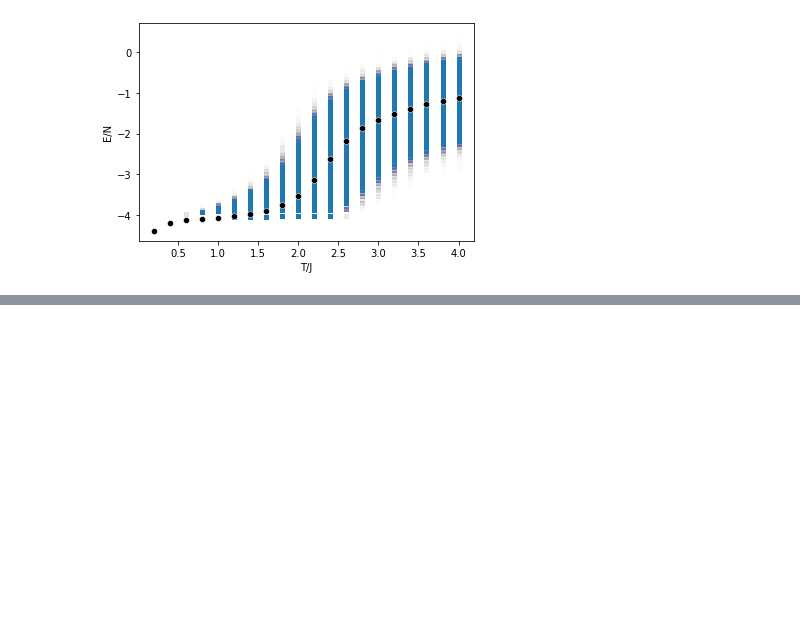
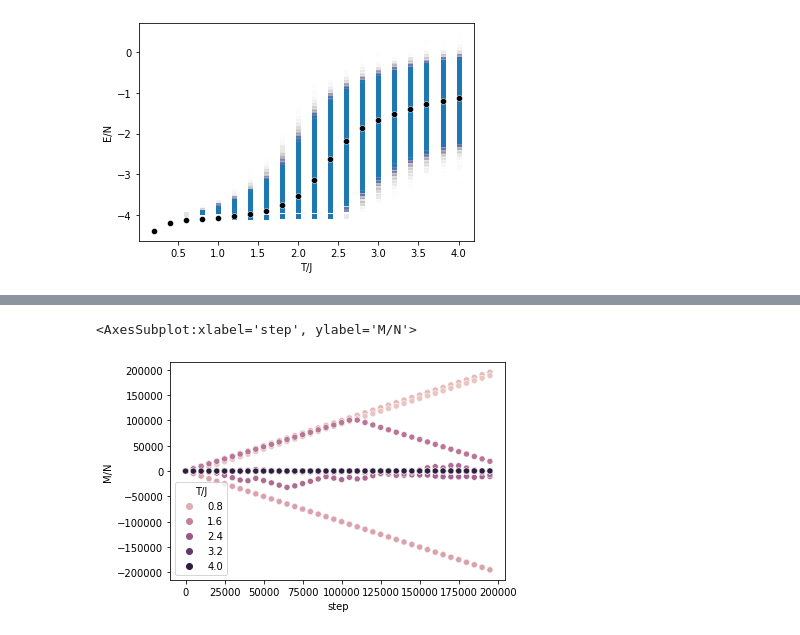
Before and after one commit to caseyberger/ising, a Jupyter notebook: isingOOP/IsingAnalysis.ipynb, the cells around one changed output, grey strips where cells are left out. Saved outputs shown, nothing was run; the diff lists cells and outputs as text; code cells hidden in the pictures; blank space fills up the shorter version.

```diff
--- a/isingOOP/IsingAnalysis.ipynb
+++ b/isingOOP/IsingAnalysis.ipynb
@@ -93,0 +109,5 @@ ax = sns.scatterplot(data = means, x = "T/J", y = "E/N", color = "black", alpha
+# %%
+sns.scatterplot(data = df_sparse, x = "step", y = "M/N", hue = "T/J")
+# %% [output]
+<AxesSubplot:xlabel='step', ylabel='M/N'>
+[figure, added]
```
Also changed, not shown: parts of 7 cells of this notebook, 2 other files.
